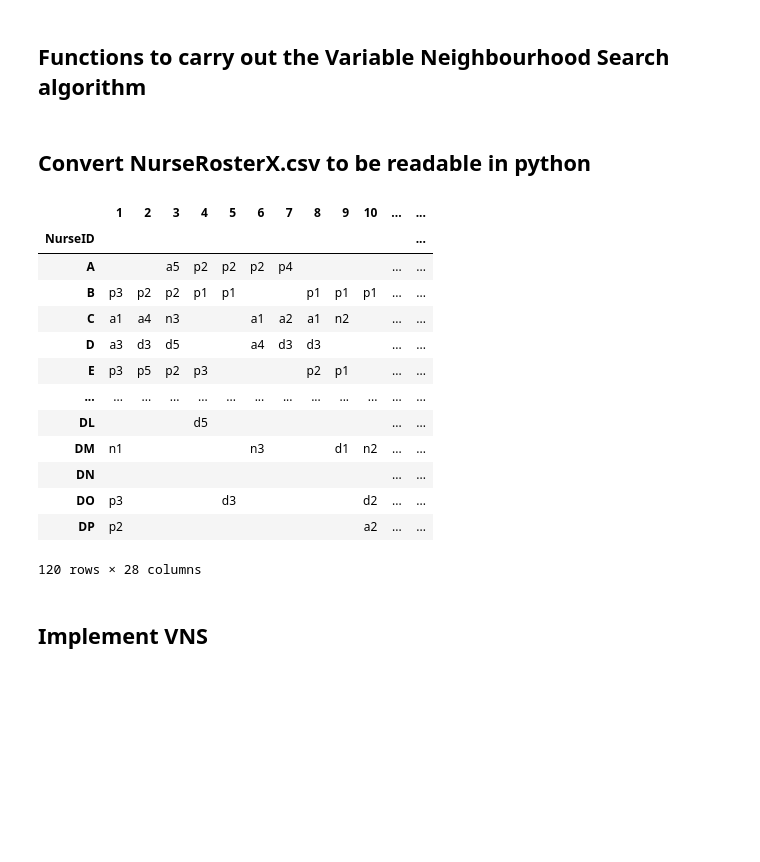
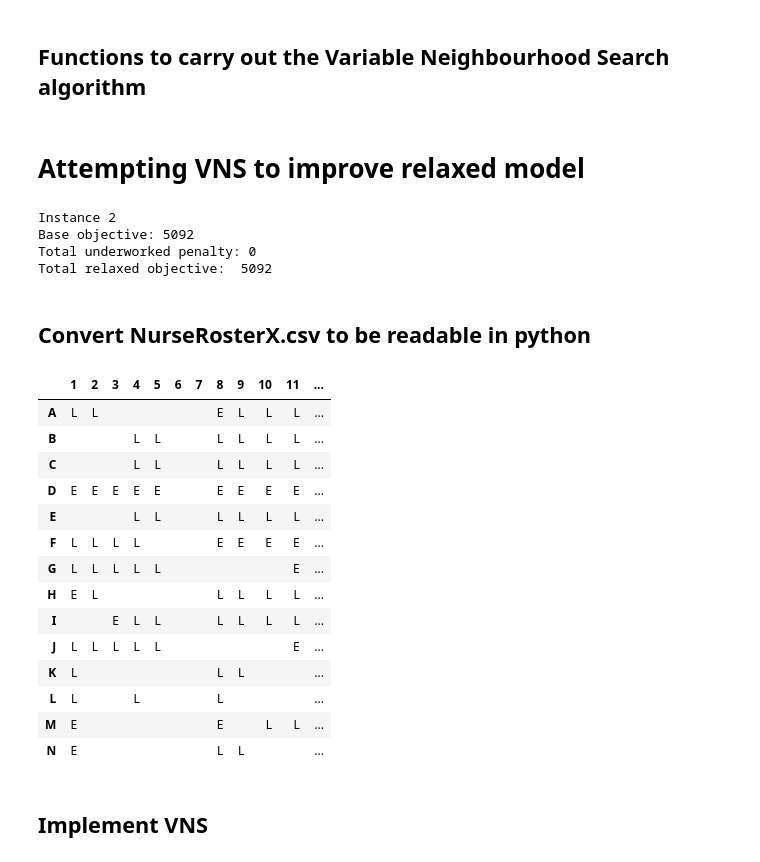
Before and after one commit to turtlesoul25/Dissertation2023_24, a Jupyter notebook: Convert_to_datafile.ipynb, the cells around one changed output. Saved outputs shown, nothing was run; the diff lists cells and outputs as text; code cells hidden in the pictures; blank space fills up the shorter version.

Commit message:
began VNS on greedy heuristic solutions

```diff
--- a/Convert_to_datafile.ipynb
+++ b/Convert_to_datafile.ipynb
@@ -2158,0 +2136,20 @@ Variable neighbourhood algorithm search has been completed.
+# %% [markdown]
+# Attempting VNS to improve relaxed model
+# %%
+print("Instance", instance_num)
+initial_roster_file = f"Heuristic_initial_sols/NurseRoster{instance_num}.csv"
+initial_roster = pd.read_csv(initial_roster_file, header = 0, delimiter = ",",  index_col=0, engine = "python")
+initial_roster.columns = initial_roster.columns.astype(int)
+UnderWorkedPenalty = np.ones(len(NurseIDs), dtype = int)
+base_objective = calculate_objective(initial_roster)
+underworked_objective = calculate_relaxed_objective(initial_roster, UnderWorkedPenalty=UnderWorkedPenalty)
+total_objective = base_objective + underworked_objective
+print("Base objective:", base_objective)
+print("Total underworked penalty:", underworked_objective)
+print("Total relaxed objective: ", total_objective)
+# initial_roster
+# %% [output]
+Instance 2
+Base objective: 5092
+Total underworked penalty: 0
+Total relaxed objective:  5092
@@ -2163,22 +2200,24 @@ Variable neighbourhood algorithm search has been completed.
 
 ## Convert NurseRosterX.csv to be readable in python
 # %%
-roster_file = f"RosterSolutions/NurseRoster{instance_num}.csv"
-roster = pd.read_csv(roster_file, header = 0, delimiter = ",",  index_col=0, skipfooter=4, engine = "python")
+# roster_file = f"RosterSolutions/NurseRoster{instance_num}.csv"
+roster_file = f"Heuristic_initial_sols/NurseRoster{instance_num}.csv"
+roster = pd.read_csv(roster_file, header = 0, delimiter = ",",  index_col=0, engine = "python")
 roster.columns = roster.columns.astype(int)
 roster
 # %% [output]
-|  | 1 | 2 | 3 | 4 | 5 | 6 | 7 | 8 | 9 | 10 | ... | ... |
-| NurseID |  |  |  |  |  |  |  |  |  |  |  | ... |
-| A |  |  | a5 | p2 | p2 | p2 | p4 |  |  |  | ... | ... |
-| B | p3 | p2 | p2 | p1 | p1 |  |  | p1 | p1 | p1 | ... | ... |
-| C | a1 | a4 | n3 |  |  | a1 | a2 | a1 | n2 |  | ... | ... |
-| D | a3 | d3 | d5 |  |  | a4 | d3 | d3 |  |  | ... | ... |
-| E | p3 | p5 | p2 | p3 |  |  |  | p2 | p1 |  | ... | ... |
-| ... | ... | ... | ... | ... | ... | ... | ... | ... | ... | ... | ... | ... |
-| DL |  |  |  | d5 |  |  |  |  |  |  | ... | ... |
-| DM | n1 |  |  |  |  | n3 |  |  | d1 | n2 | ... | ... |
-| DN |  |  |  |  |  |  |  |  |  |  | ... | ... |
-| DO | p3 |  |  |  | d3 |  |  |  |  | d2 | ... | ... |
-| DP | p2 |  |  |  |  |  |  |  |  | a2 | ... | ... |
+|  | 1 | 2 | 3 | 4 | 5 | 6 | 7 | 8 | 9 | 10 | 11 | ... |
+| A | L | L |  |  |  |  |  | E | L | L | L | ... |
+| B |  |  |  | L | L |  |  | L | L | L | L | ... |
+| C |  |  |  | L | L |  |  | L | L | L | L | ... |
+| D | E | E | E | E | E |  |  | E | E | E | E | ... |
+| E |  |  |  | L | L |  |  | L | L | L | L | ... |
+| F | L | L | L | L |  |  |  | E | E | E | E | ... |
+| G | L | L | L | L | L |  |  |  |  |  | E | ... |
+| H | E | L |  |  |  |  |  | L | L | L | L | ... |
+| I |  |  | E | L | L |  |  | L | L | L | L | ... |
+| J | L | L | L | L | L |  |  |  |  |  | E | ... |
+| K | L |  |  |  |  |  |  | L | L |  |  | ... |
+| L | L |  |  | L |  |  |  | L |  |  |  | ... |
+| M | E |  |  |  |  |  |  | E |  | L | L | ... |
+| N | E |  |  |  |  |  |  | L | L |  |  | ... |
-120 rows × 28 columns
```
Also changed, not shown: parts of 20 cells of this notebook, 18 other files.
